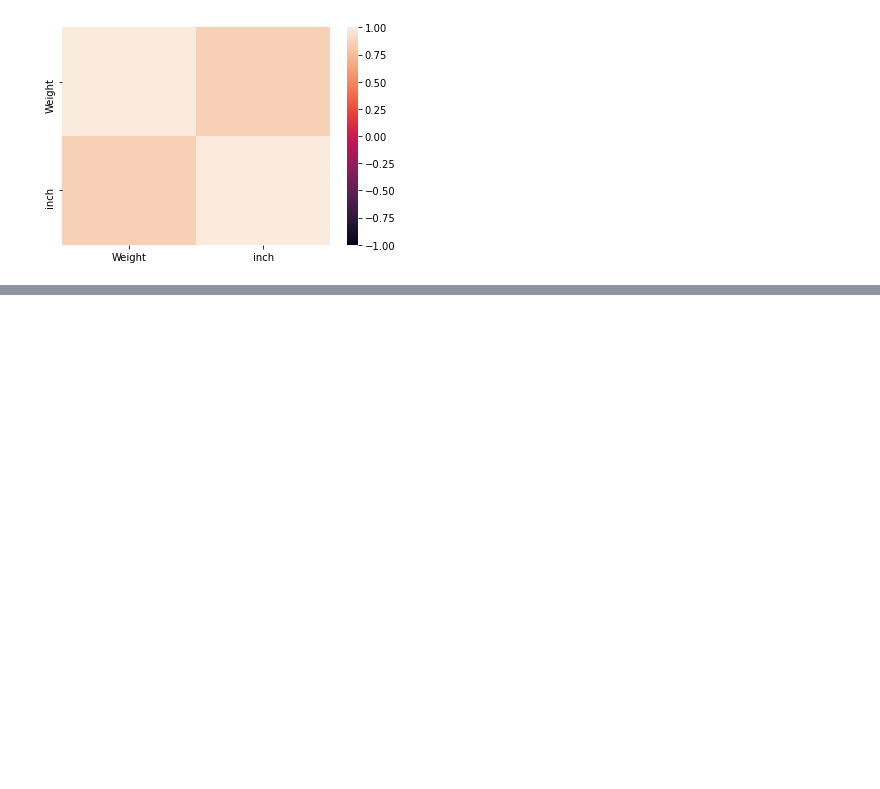
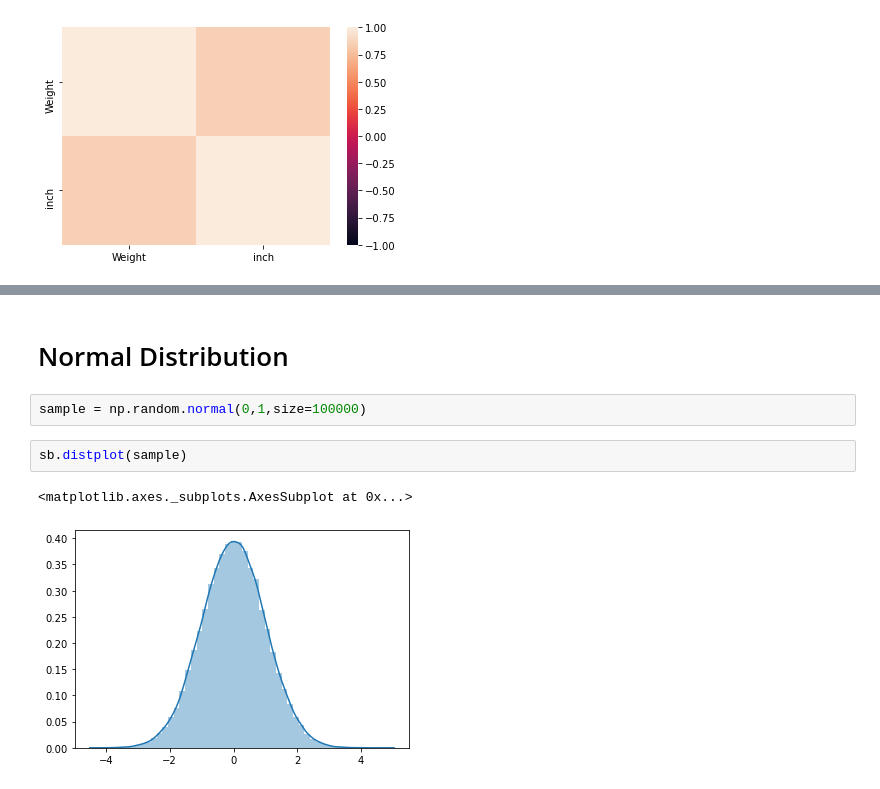
Before and after one commit to HasibullahAman/Preprocessing_DataSince, a Jupyter notebook: Statics/Statics.ipynb, the cells around one changed output, grey strips where cells are left out. Saved outputs shown, nothing was run; the diff lists cells and outputs as text; blank space fills up the shorter version.

```diff
--- a/Statics/Statics.ipynb
+++ b/Statics/Statics.ipynb
@@ -141,0 +184,9 @@ sb.heatmap(cor,xticklabels=CO.columns,yticklabels=CO.columns,vmin=-1,vmax=1)
+# %% [markdown]
+# Normal Distribution
+# %%
+sample = np.random.normal(0,1,size=100000)
+# %%
+sb.distplot(sample)
+# %% [output]
+<matplotlib.axes._subplots.AxesSubplot at 0x...>
+[figure, added]
```
Also changed, not shown: parts of 7 cells of this notebook.
